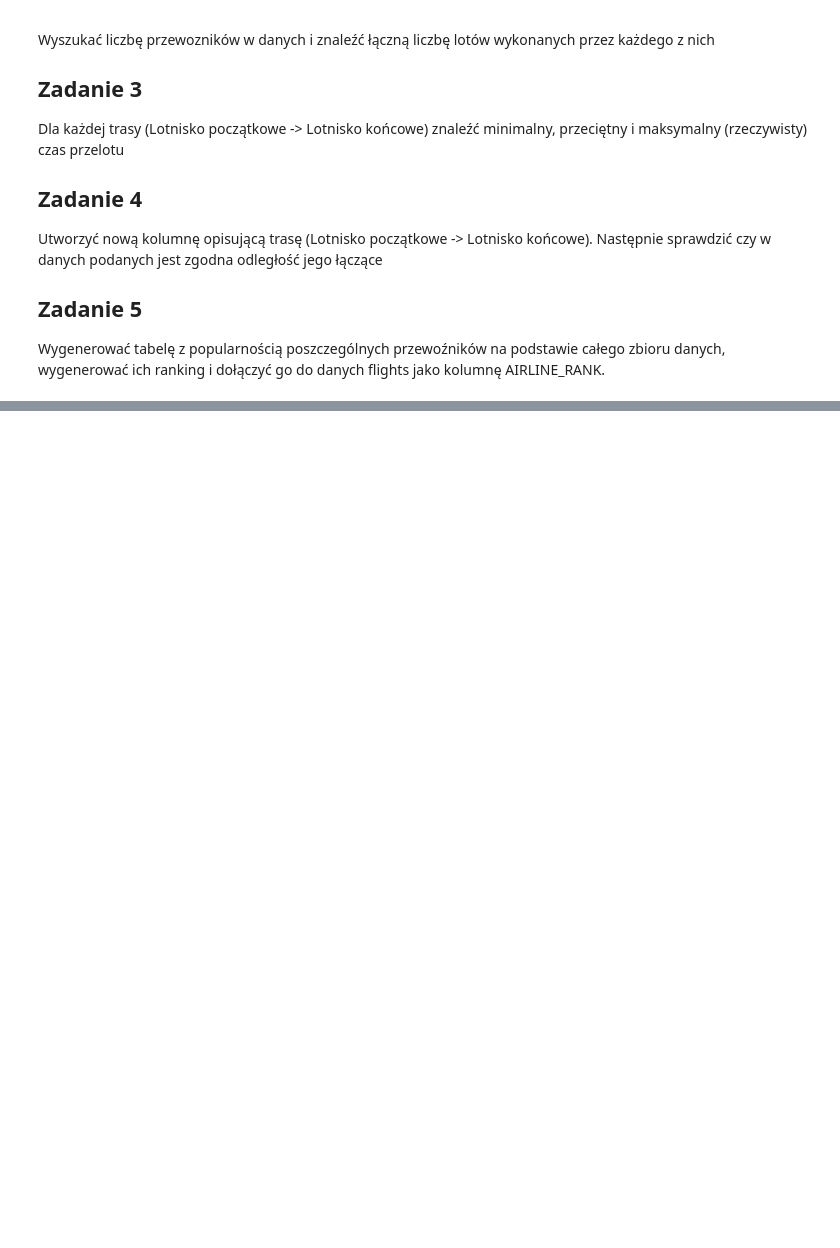
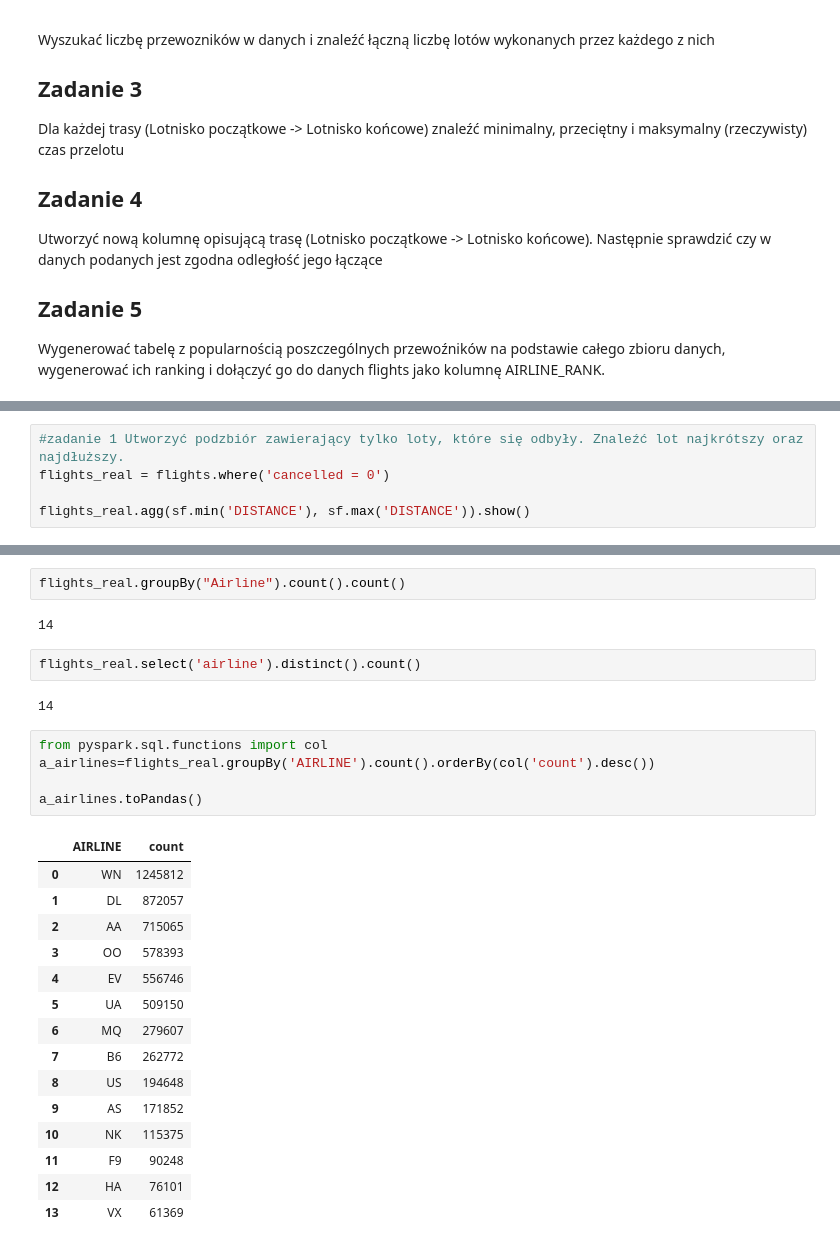
Before and after one commit to PiotrMaciejKowalski/kurs-analiza-danych-2022, a Jupyter notebook: Tydzień 6/Warsztaty_Apache_Spark.ipynb, the cells around one changed output, grey strips where cells are left out. Cells and saved outputs as stored; diff of their text form; blank space fills up the shorter version.

```diff
--- a/Tydzień 6/Warsztaty_Apache_Spark.ipynb
+++ b/Tydzień 6/Warsztaty_Apache_Spark.ipynb
@@ -238,0 +283,5 @@ pass
+# %%
+#zadanie 1 Utworzyć podzbiór zawierający tylko loty, które się odbyły. Znaleźć lot najkrótszy oraz najdłuższy.
+flights_real = flights.where('cancelled = 0')
+
+flights_real.agg(sf.min('DISTANCE'), sf.max('DISTANCE')).show()
@@ -238,0 +318,29 @@ pass
+# %%
+flights_real.groupBy("Airline").count().count()
+# %% [output]
+14
+# %%
+flights_real.select('airline').distinct().count()
+# %% [output]
+14
+# %%
+from pyspark.sql.functions import col
+a_airlines=flights_real.groupBy('AIRLINE').count().orderBy(col('count').desc())
+
+a_airlines.toPandas()
+# %% [output]
+|  | AIRLINE | count |
+| 0 | WN | 1245812 |
+| 1 | DL | 872057 |
+| 2 | AA | 715065 |
+| 3 | OO | 578393 |
+| 4 | EV | 556746 |
+| 5 | UA | 509150 |
+| 6 | MQ | 279607 |
+| 7 | B6 | 262772 |
+| 8 | US | 194648 |
+| 9 | AS | 171852 |
+| 10 | NK | 115375 |
+| 11 | F9 | 90248 |
+| 12 | HA | 76101 |
+| 13 | VX | 61369 |
```
Also changed, not shown: parts of 13 cells of this notebook.
